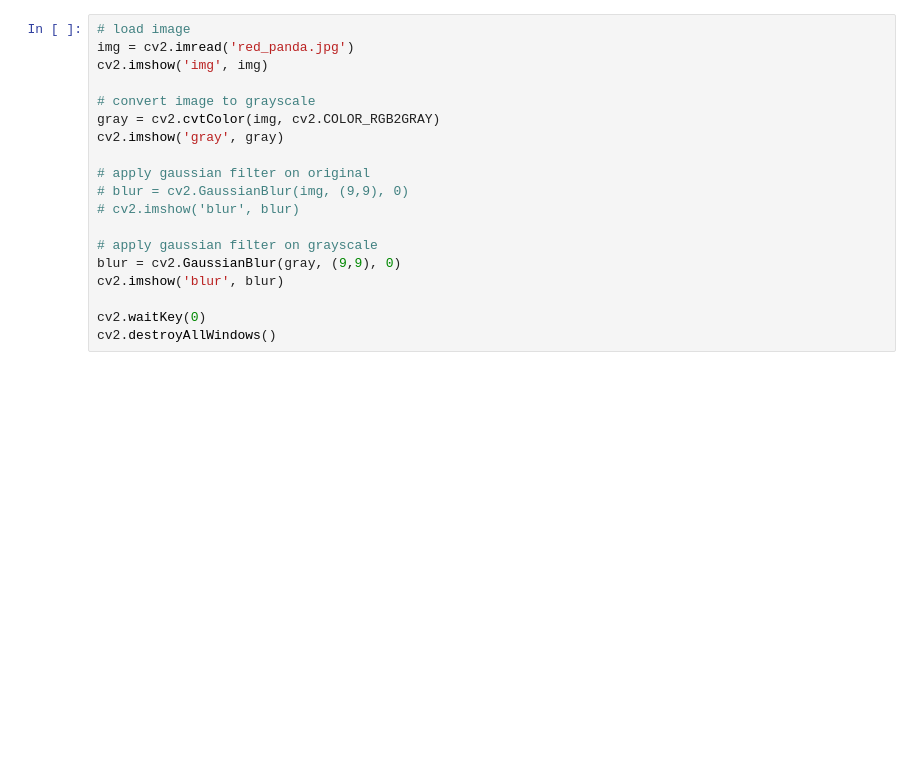
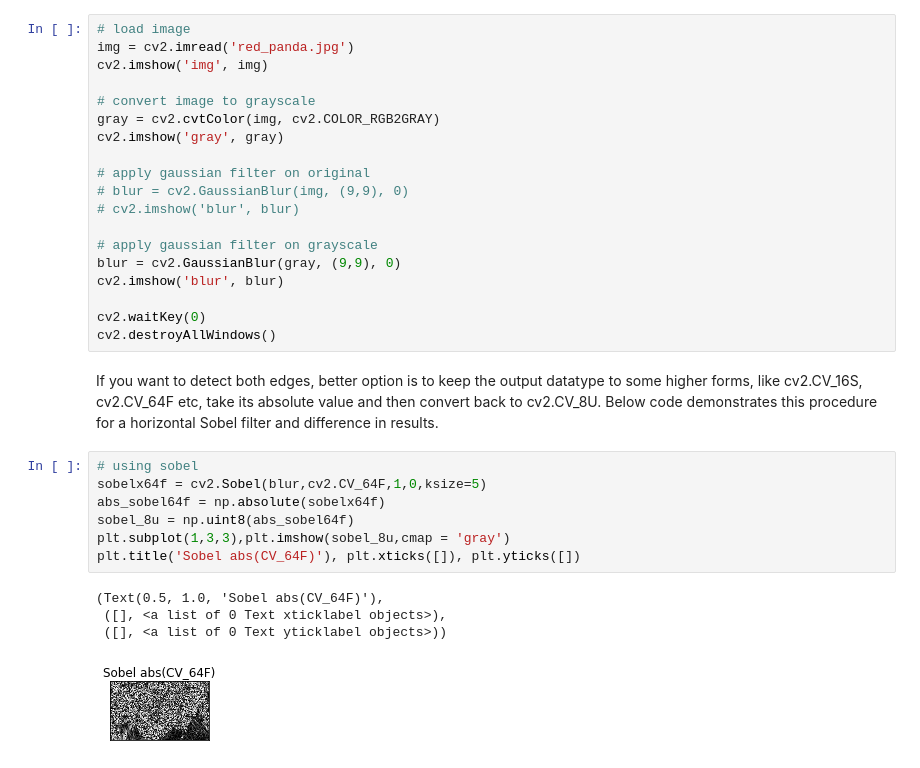
Before and after one commit to 77jennifer77/SURF, a Jupyter notebook: SURF.ipynb, the cells around one changed output. Drawn from its saved outputs; the diff is of its cells as text; blank space fills up the shorter version.

```diff
--- a/SURF.ipynb
+++ b/SURF.ipynb
@@ -23,3 +25,17 @@ cv2.imshow('blur', blur)
 
 cv2.waitKey(0)
 cv2.destroyAllWindows()
+# %% [markdown]
+If you want to detect both edges, better option is to keep the output datatype to some higher forms, like cv2.CV_16S, cv2.CV_64F etc, take its absolute value and then convert back to cv2.CV_8U. Below code demonstrates this procedure for a horizontal Sobel filter and difference in results.
+# %%
+# using sobel
+sobelx64f = cv2.Sobel(blur,cv2.CV_64F,1,0,ksize=5)
+abs_sobel64f = np.absolute(sobelx64f)
+sobel_8u = np.uint8(abs_sobel64f)
+plt.subplot(1,3,3),plt.imshow(sobel_8u,cmap = 'gray')
+plt.title('Sobel abs(CV_64F)'), plt.xticks([]), plt.yticks([])
+# %% [output]
+(Text(0.5, 1.0, 'Sobel abs(CV_64F)'),
+ ([], <a list of 0 Text xticklabel objects>),
+ ([], <a list of 0 Text yticklabel objects>))
+[figure, added]
```
Also changed, not shown: parts of 7 cells of this notebook.
